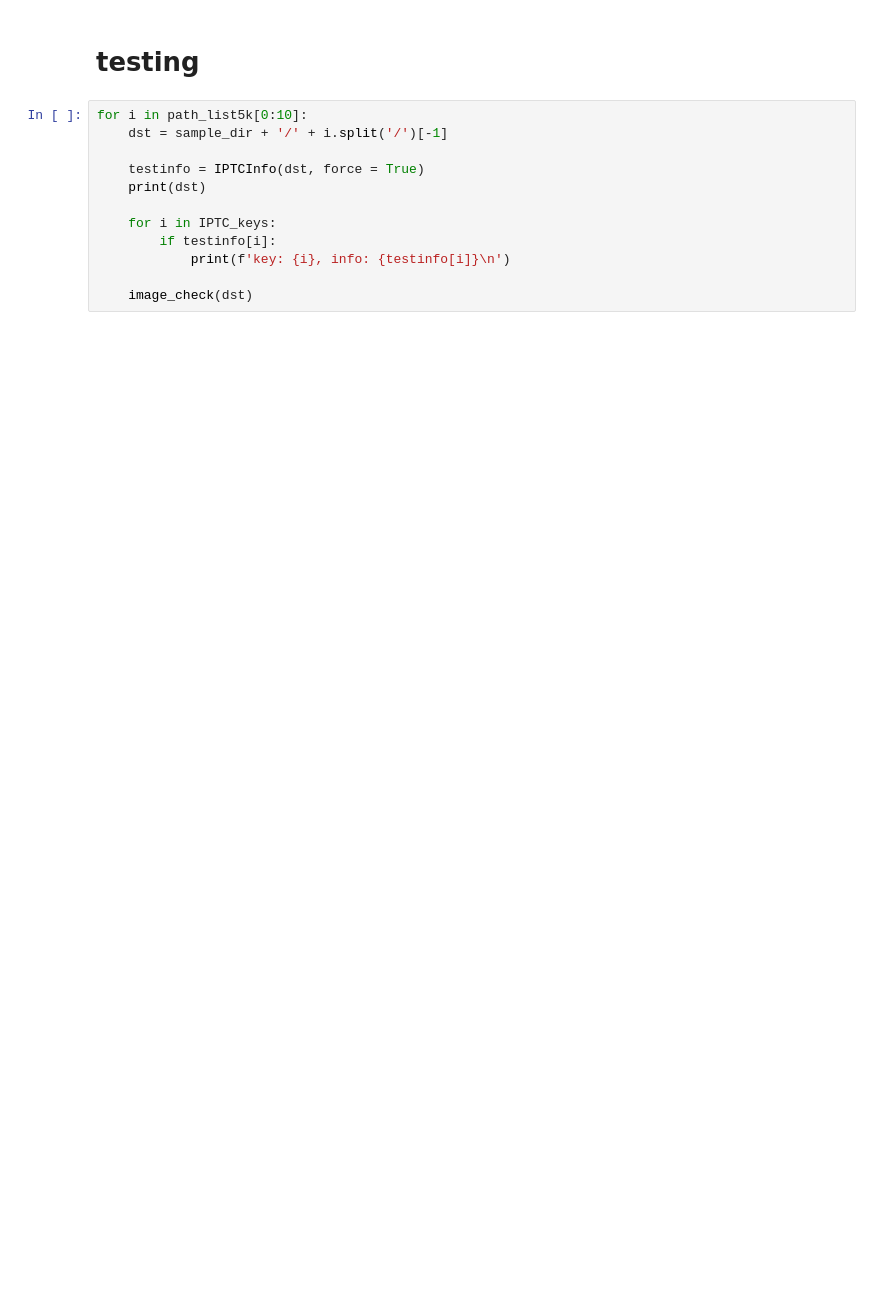
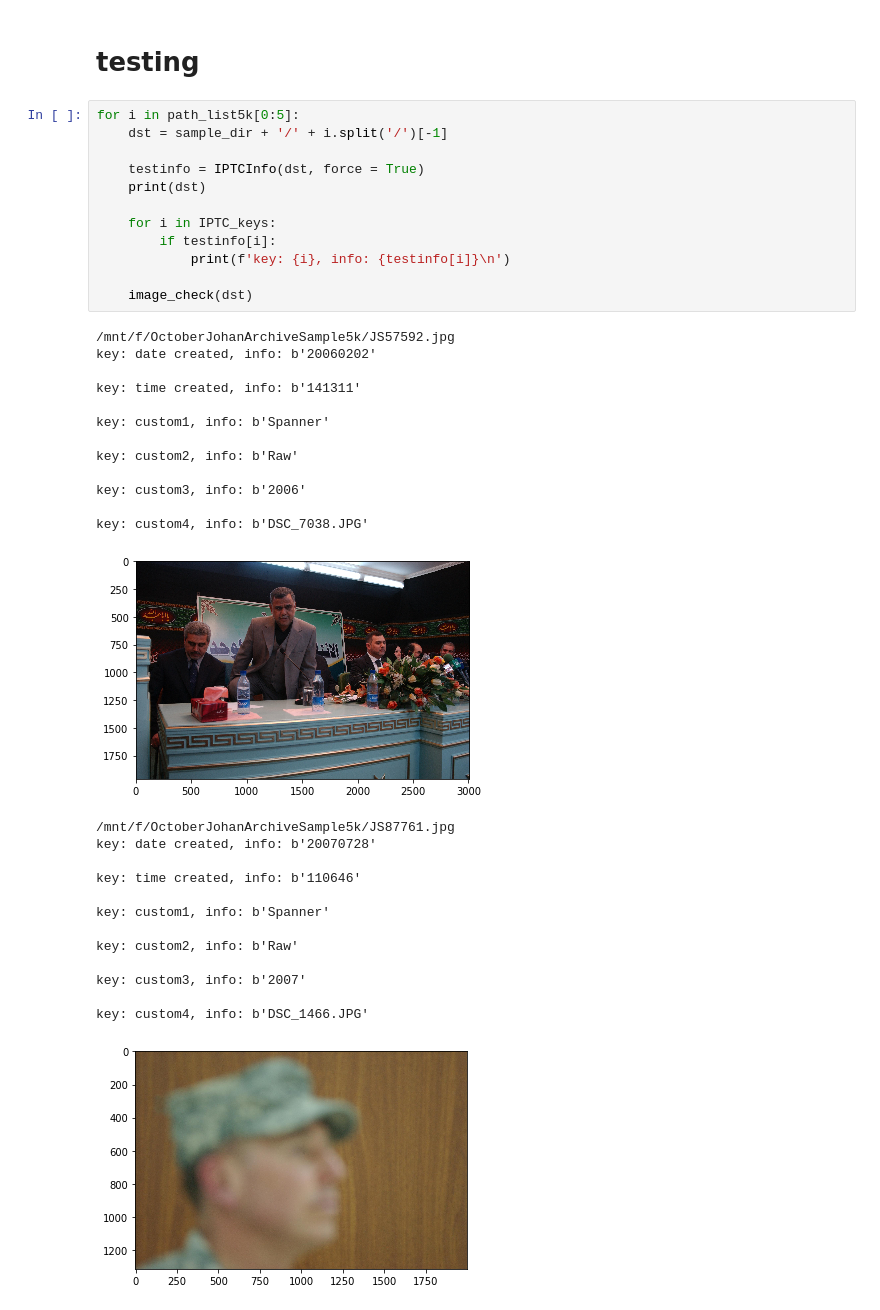
Before and after one commit to Polichinel/PhD_minsc, a Jupyter notebook: SampleSpanner5000.ipynb, the cells around one changed output. Drawn from its saved outputs; the diff is of its cells as text; blank space fills up the shorter version.

```diff
--- a/SampleSpanner5000.ipynb
+++ b/SampleSpanner5000.ipynb
@@ -110,14 +110,41 @@ moved 42 images out of 42...
 # %% [markdown]
 # testing
 # %%
-for i in path_list5k[0:10]:
+for i in path_list5k[0:5]:
     dst = sample_dir + '/' + i.split('/')[-1]
 
     testinfo = IPTCInfo(dst, force = True)
     print(dst)
 
     for i in IPTC_keys:
         if testinfo[i]:
             print(f'key: {i}, info: {testinfo[i]}\n')
 
     image_check(dst)
+# %% [output]
+/mnt/f/OctoberJohanArchiveSample5k/JS57592.jpg
+key: date created, info: b'20060202'
+
+key: time created, info: b'141311'
+
+key: custom1, info: b'Spanner'
+
+key: custom2, info: b'Raw'
+
+key: custom3, info: b'2006'
+
+key: custom4, info: b'DSC_7038.JPG'
+[figure, added]
+/mnt/f/OctoberJohanArchiveSample5k/JS87761.jpg
+key: date created, info: b'20070728'
+
+key: time created, info: b'110646'
+
+key: custom1, info: b'Spanner'
+
+key: custom2, info: b'Raw'
+
+key: custom3, info: b'2007'
+
+key: custom4, info: b'DSC_1466.JPG'
+[figure, added]
```
Also changed, not shown: parts of 2 cells of this notebook.
